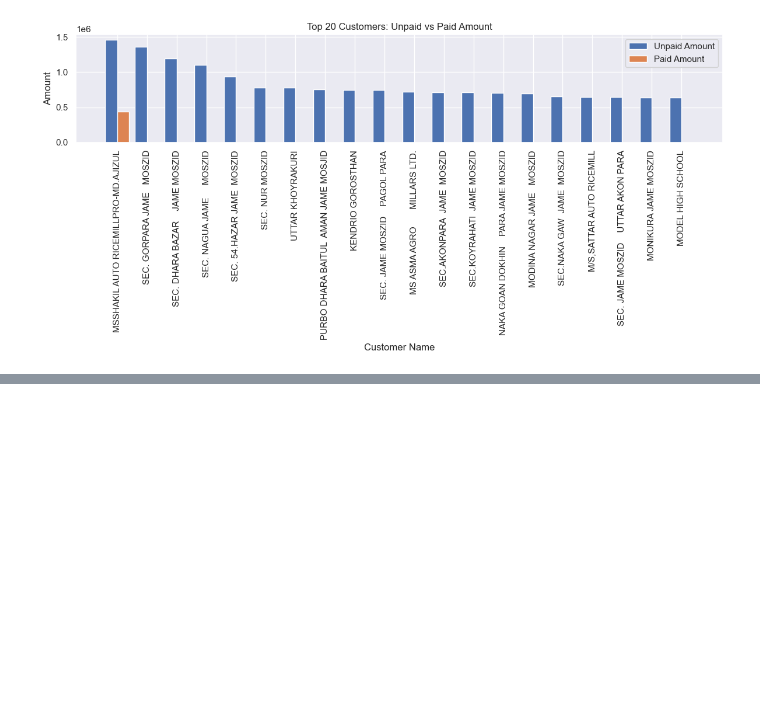
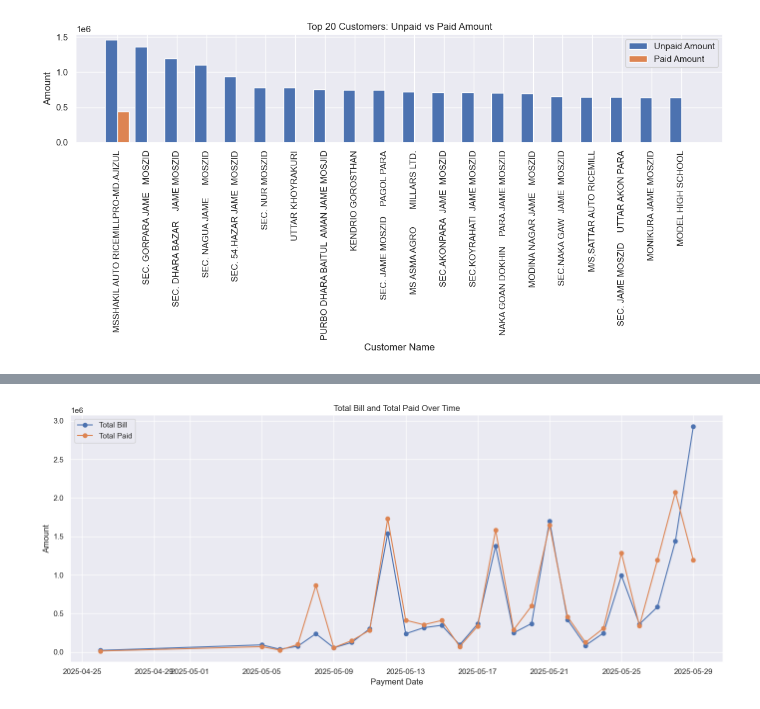
Before and after one commit to Shuvo928/Smart-Load-Shedding-Prediction-Project, a Jupyter notebook: Visualization.ipynb, the cells around one changed output, grey strips where cells are left out. Cells and saved outputs as stored; diff of their text form; code cells hidden in the pictures; blank space fills up the shorter version.

```diff
--- a/Visualization.ipynb
+++ b/Visualization.ipynb
@@ -399,0 +410,29 @@ plt.show()
+# %%
+
+# Time-based Analysis: Analyze total bill and payments over time
+
+# Group by 'PAY_DATE' and aggregate total bill and total paid
+time_agg = df.groupby('PAY_DATE').agg(
+    Total_Bill=('TOTAL_BILL', 'sum'),
+    Total_Paid=('PRIN_PAID', 'sum'),
+    Count=('CUST_NAM', 'count')
+).reset_index()
+
+# Drop rows where PAY_DATE is NaT (missing)
+time_agg = time_agg.dropna(subset=['PAY_DATE'])
+
+# Sort by date
+time_agg = time_agg.sort_values('PAY_DATE')
+
+# Plot total bill and total paid over time
+plt.figure(figsize=(14, 6))
+plt.plot(time_agg['PAY_DATE'], time_agg['Total_Bill'], label='Total Bill', marker='o')
+plt.plot(time_agg['PAY_DATE'], time_agg['Total_Paid'], label='Total Paid', marker='o')
+plt.xlabel('Payment Date')
+plt.ylabel('Amount')
+plt.title('Total Bill and Total Paid Over Time')
+plt.legend()
+plt.tight_layout()
+plt.show()
+# %% [output]
+[figure, added]
```
Also changed, not shown: parts of 11 cells of this notebook.
